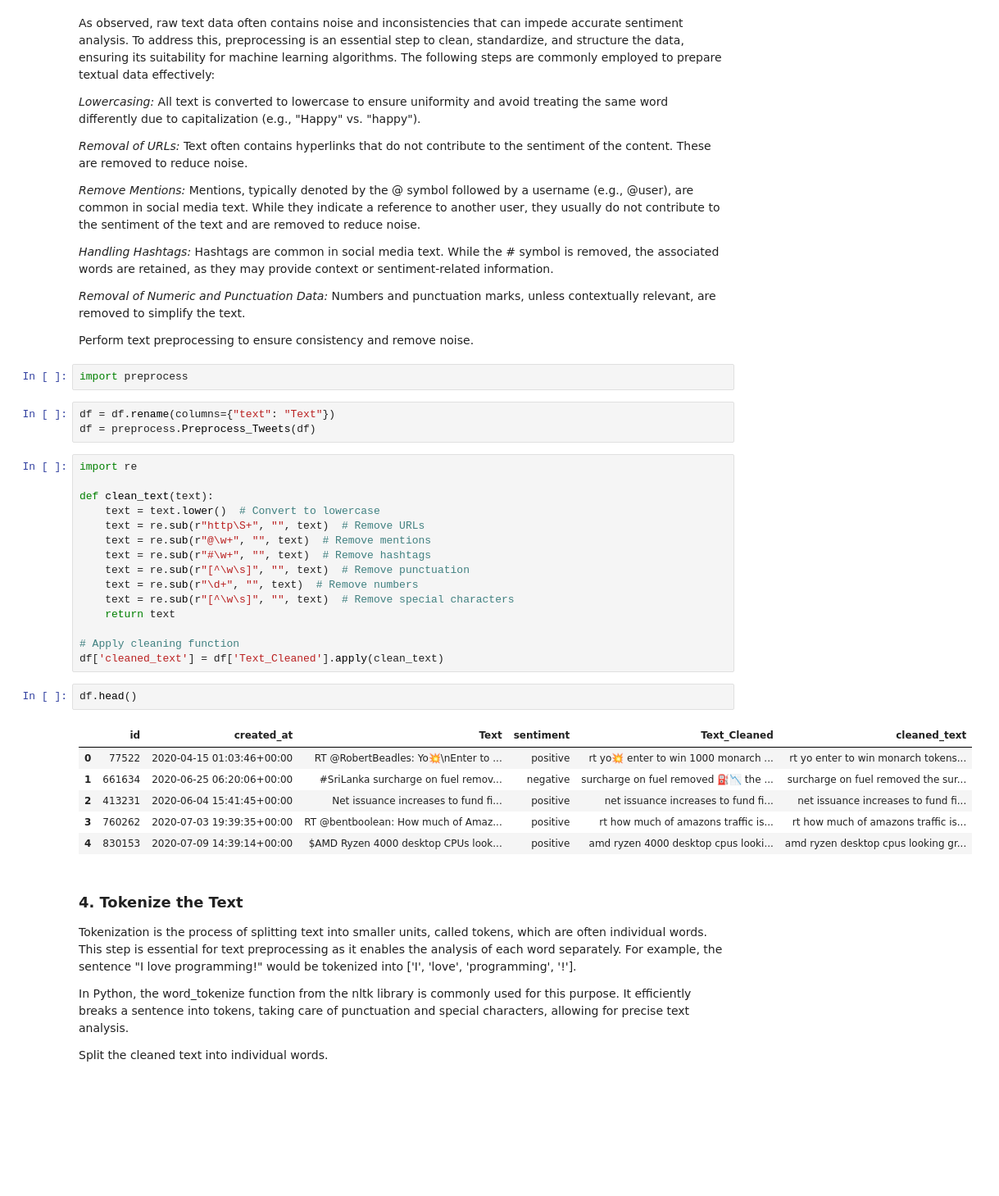
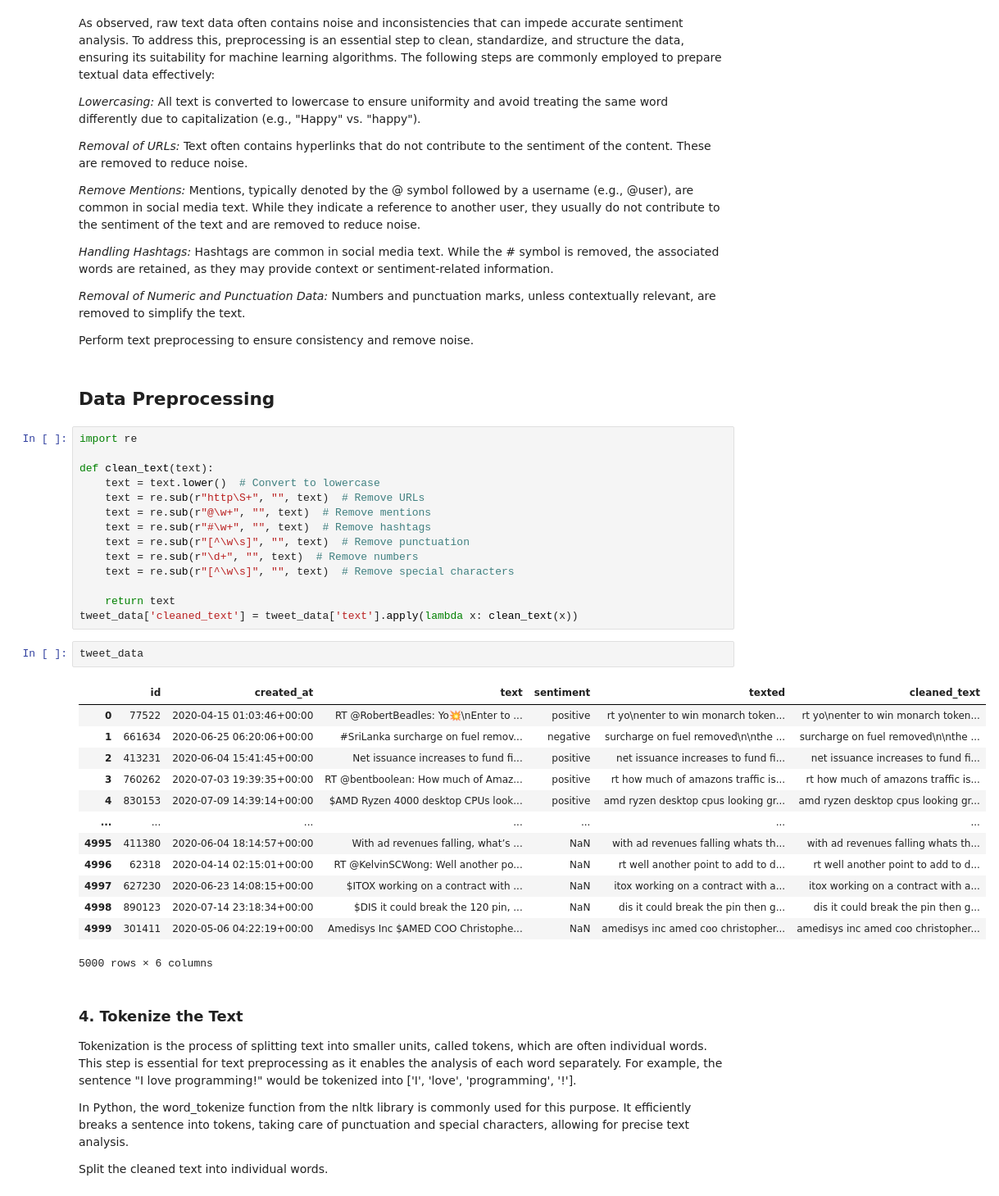
Before and after one commit to shokoufehnaseri/Text-Mining_project, a Jupyter notebook: Tweets/text_mining_project.ipynb, the cells around one changed output. Shown at 82% size. Cells and saved outputs as stored; diff of their text form; blank space fills up the shorter version.

```diff
--- a/Stock_Market/text_mining_project.ipynb
+++ b/Tweets/text_mining_project.ipynb
@@ -122,11 +121,8 @@ As observed, raw text data often contains noise and inconsistencies that can imp
 *Removal of Numeric and Punctuation Data:* Numbers and punctuation marks, unless contextually relevant, are removed to simplify the text.
 
 Perform text preprocessing to ensure consistency and remove noise.
-# %%
-import preprocess
-# %%
-df = df.rename(columns={"text": "Text"})
-df = preprocess.Preprocess_Tweets(df)
+# %% [markdown]
+## Data Preprocessing
 # %%
 import re
 
@@ -138,19 +134,25 @@ def clean_text(text):
     text = re.sub(r"[^\w\s]", "", text)  # Remove punctuation
     text = re.sub(r"\d+", "", text)  # Remove numbers
     text = re.sub(r"[^\w\s]", "", text)  # Remove special characters
+
     return text
-
-# Apply cleaning function
-df['cleaned_text'] = df['Text_Cleaned'].apply(clean_text)
+tweet_data['cleaned_text'] = tweet_data['text'].apply(lambda x: clean_text(x))
-# %%
-df.head()
-# %% [output]
-|  | id | created_at | Text | sentiment | Text_Cleaned | cleaned_text |
-| 0 | 77522 | 2020-04-15 01:03:46+00:00 | RT @RobertBeadles: Yo💥\nEnter to ... | positive | rt yo💥 enter to win 1000 monarch ... | rt yo enter to win monarch tokens... |
-| 1 | 661634 | 2020-06-25 06:20:06+00:00 | #SriLanka surcharge on fuel remov... | negative | surcharge on fuel removed ⛽📉 the ... | surcharge on fuel removed the sur... |
-| 2 | 413231 | 2020-06-04 15:41:45+00:00 | Net issuance increases to fund fi... | positive | net issuance increases to fund fi... | net issuance increases to fund fi... |
-| 3 | 760262 | 2020-07-03 19:39:35+00:00 | RT @bentboolean: How much of Amaz... | positive | rt how much of amazons traffic is... | rt how much of amazons traffic is... |
-| 4 | 830153 | 2020-07-09 14:39:14+00:00 | $AMD Ryzen 4000 desktop CPUs look... | positive | amd ryzen 4000 desktop cpus looki... | amd ryzen desktop cpus looking gr... |
+# %%
+tweet_data
+# %% [output]
+|  | id | created_at | text | sentiment | texted | cleaned_text |
+| 0 | 77522 | 2020-04-15 01:03:46+00:00 | RT @RobertBeadles: Yo💥\nEnter to ... | positive | rt yo\nenter to win monarch token... | rt yo\nenter to win monarch token... |
+| 1 | 661634 | 2020-06-25 06:20:06+00:00 | #SriLanka surcharge on fuel remov... | negative | surcharge on fuel removed\n\nthe ... | surcharge on fuel removed\n\nthe ... |
+| 2 | 413231 | 2020-06-04 15:41:45+00:00 | Net issuance increases to fund fi... | positive | net issuance increases to fund fi... | net issuance increases to fund fi... |
+| 3 | 760262 | 2020-07-03 19:39:35+00:00 | RT @bentboolean: How much of Amaz... | positive | rt how much of amazons traffic is... | rt how much of amazons traffic is... |
+| 4 | 830153 | 2020-07-09 14:39:14+00:00 | $AMD Ryzen 4000 desktop CPUs look... | positive | amd ryzen desktop cpus looking gr... | amd ryzen desktop cpus looking gr... |
+| ... | ... | ... | ... | ... | ... | ... |
+| 4995 | 411380 | 2020-06-04 18:14:57+00:00 | With ad revenues falling, what’s ... | NaN | with ad revenues falling whats th... | with ad revenues falling whats th... |
+| 4996 | 62318 | 2020-04-14 02:15:01+00:00 | RT @KelvinSCWong: Well another po... | NaN | rt well another point to add to d... | rt well another point to add to d... |
+| 4997 | 627230 | 2020-06-23 14:08:15+00:00 | $ITOX working on a contract with ... | NaN | itox working on a contract with a... | itox working on a contract with a... |
+| 4998 | 890123 | 2020-07-14 23:18:34+00:00 | $DIS it could break the 120 pin, ... | NaN | dis it could break the pin then g... | dis it could break the pin then g... |
+| 4999 | 301411 | 2020-05-06 04:22:19+00:00 | Amedisys Inc $AMED COO Christophe... | NaN | amedisys inc amed coo christopher... | amedisys inc amed coo christopher... |
+5000 rows × 6 columns
 # %% [markdown]
 ### **4. Tokenize the Text**
 Tokenization is the process of splitting text into smaller units, called tokens, which are often individual words. This step is essential for text preprocessing as it enables the analysis of each word separately. For example, the sentence "I love programming!" would be tokenized into ['I', 'love', 'programming', '!'].
```
Also changed, not shown: parts of 8 cells of this notebook, 4 other files.
